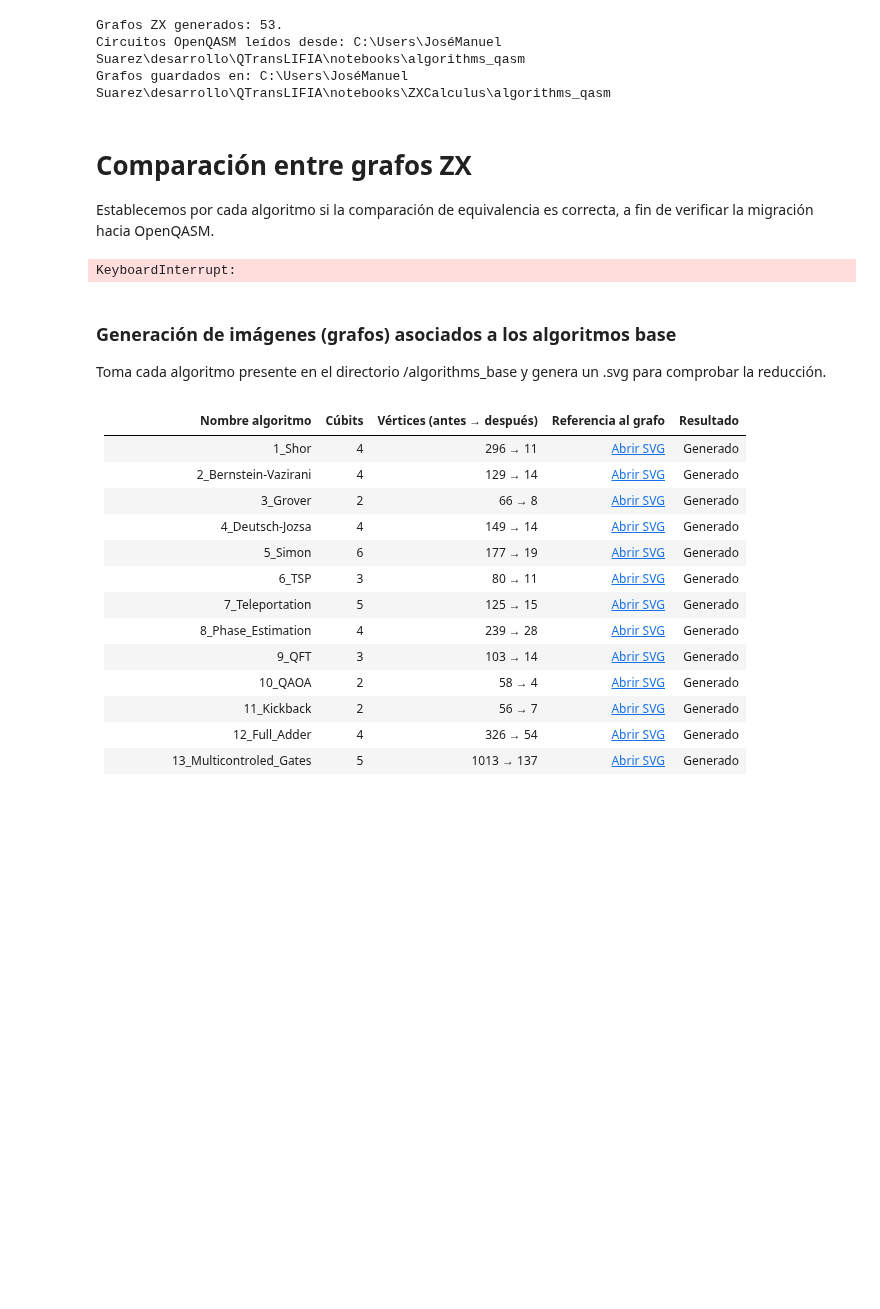
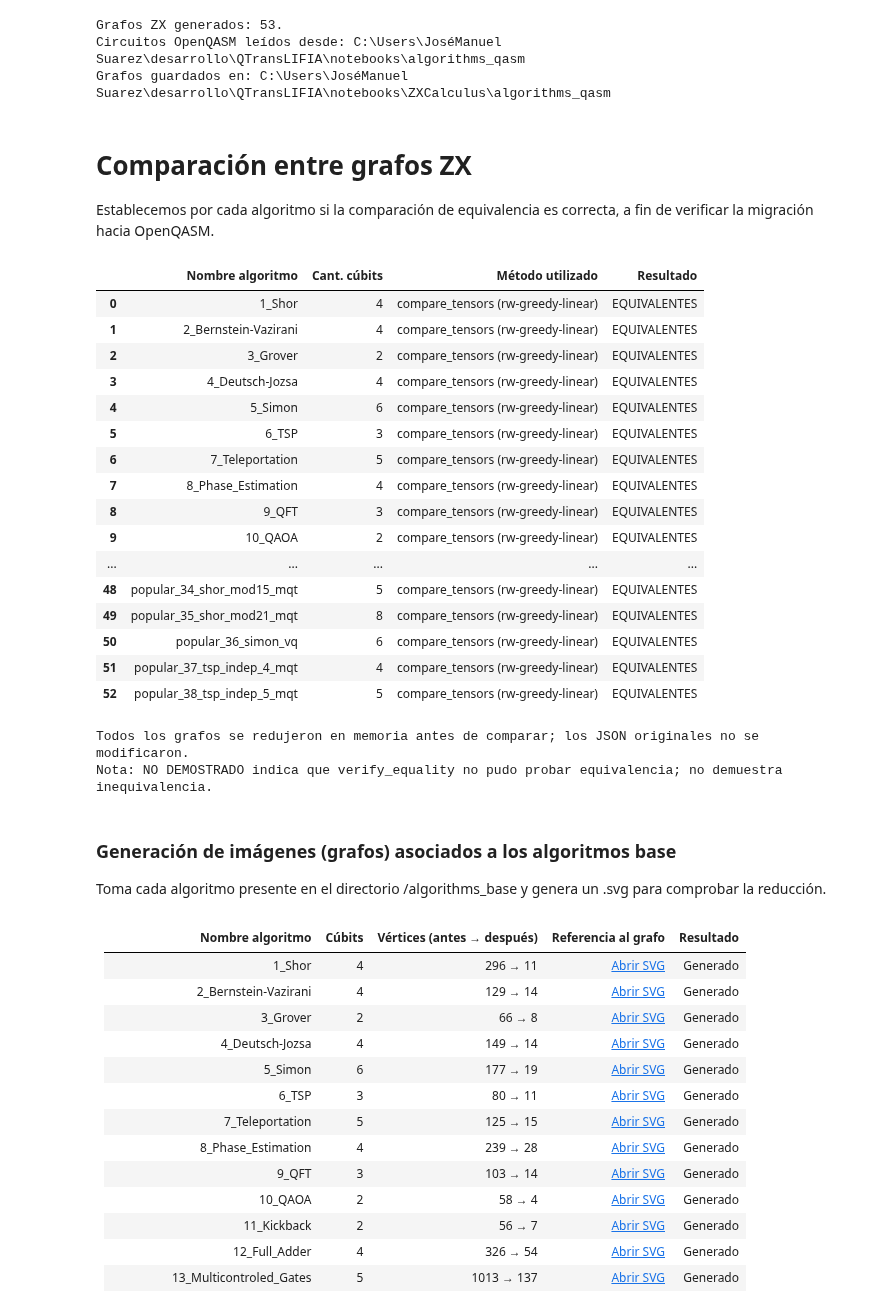
Before and after one commit to jose-manuel-suarez/QTransLIFIA, a Jupyter notebook: notebooks/QTrans_LIFIA_algorithms_jose.ipynb, the cells around one changed output. Saved outputs shown, nothing was run; the diff lists cells and outputs as text; code cells hidden in the pictures; blank space fills up the shorter version.

Commit message:
Fix de celda de verificacion de equivalencia.

```diff
--- a/notebooks/QTrans_LIFIA_algorithms_jose.ipynb
+++ b/notebooks/QTrans_LIFIA_algorithms_jose.ipynb
@@ -757,36 +757,54 @@ for base_path in ordered_base_paths:
         qasm_circuit = zx.Circuit.from_graph(qasm_graph)
 
     zx.simplify.full_reduce(base_graph)
     zx.simplify.full_reduce(qasm_graph)
 
     if base_qubits != qasm_qubits:
         method = 'sin comparar'
         result = f'NO COMPARABLES (qubits distintos: {base_qubits} vs. {qasm_qubits})'
     elif base_qubits <= 10:
-        method = 'compare_tensors'
-        equivalent = zx.compare_tensors(base_graph, qasm_graph, strategy='naive')
+        method = 'compare_tensors (rw-greedy-linear)'
+        equivalent = zx.compare_tensors(base_graph, qasm_graph, strategy='rw-greedy-linear')
         result = 'EQUIVALENTES' if equivalent else 'NO EQUIVALENTES'
     else:
         method = 'verify_equality'
         equivalent = base_circuit.verify_equality(qasm_circuit, up_to_global_phase=True)
         result = 'EQUIVALENTES' if equivalent else 'NO DEMOSTRADO'
 
     results.append({
         'Nombre algoritmo': base_path.stem,
         'Cant. cúbits': base_qubits,
         'Método utilizado': method,
         'Resultado': result,
     })
 
 comparison_table = pd.DataFrame(
     results,
     columns=['Nombre algoritmo', 'Cant. cúbits', 'Método utilizado', 'Resultado'],
 )
 display(comparison_table)
 print('Todos los grafos se redujeron en memoria antes de comparar; los JSON originales no se modificaron.')
 print('Nota: NO DEMOSTRADO indica que verify_equality no pudo probar equivalencia; no demuestra inequivalencia.')
 # %% [output]
+|  | Nombre algoritmo | Cant. cúbits | Método utilizado | Resultado |
+| 0 | 1_Shor | 4 | compare_tensors (rw-greedy-linear) | EQUIVALENTES |
+| 1 | 2_Bernstein-Vazirani | 4 | compare_tensors (rw-greedy-linear) | EQUIVALENTES |
+| 2 | 3_Grover | 2 | compare_tensors (rw-greedy-linear) | EQUIVALENTES |
+| 3 | 4_Deutsch-Jozsa | 4 | compare_tensors (rw-greedy-linear) | EQUIVALENTES |
+| 4 | 5_Simon | 6 | compare_tensors (rw-greedy-linear) | EQUIVALENTES |
+| 5 | 6_TSP | 3 | compare_tensors (rw-greedy-linear) | EQUIVALENTES |
+| 6 | 7_Teleportation | 5 | compare_tensors (rw-greedy-linear) | EQUIVALENTES |
+| 7 | 8_Phase_Estimation | 4 | compare_tensors (rw-greedy-linear) | EQUIVALENTES |
+| 8 | 9_QFT | 3 | compare_tensors (rw-greedy-linear) | EQUIVALENTES |
+| 9 | 10_QAOA | 2 | compare_tensors (rw-greedy-linear) | EQUIVALENTES |
+| ... | ... | ... | ... | ... |
+| 48 | popular_34_shor_mod15_mqt | 5 | compare_tensors (rw-greedy-linear) | EQUIVALENTES |
+| 49 | popular_35_shor_mod21_mqt | 8 | compare_tensors (rw-greedy-linear) | EQUIVALENTES |
+| 50 | popular_36_simon_vq | 6 | compare_tensors (rw-greedy-linear) | EQUIVALENTES |
+| 51 | popular_37_tsp_indep_4_mqt | 4 | compare_tensors (rw-greedy-linear) | EQUIVALENTES |
+| 52 | popular_38_tsp_indep_5_mqt | 5 | compare_tensors (rw-greedy-linear) | EQUIVALENTES |
-KeyboardInterrupt:
+Todos los grafos se redujeron en memoria antes de comparar; los JSON originales no se modificaron.
+Nota: NO DEMOSTRADO indica que verify_equality no pudo probar equivalencia; no demuestra inequivalencia.
 # %% [markdown]
 ### Generación de imágenes (grafos) asociados a los algoritmos base
 
```
